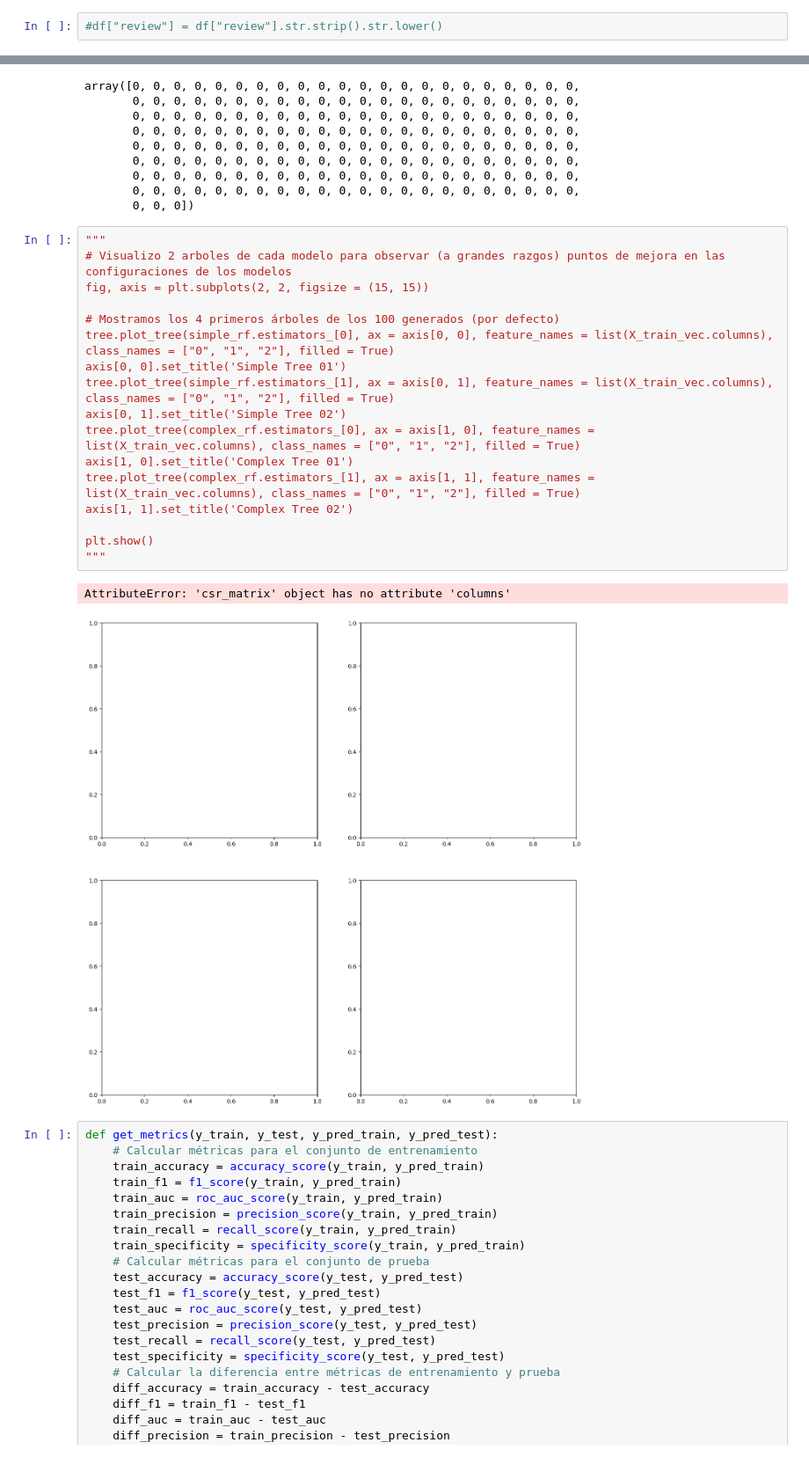
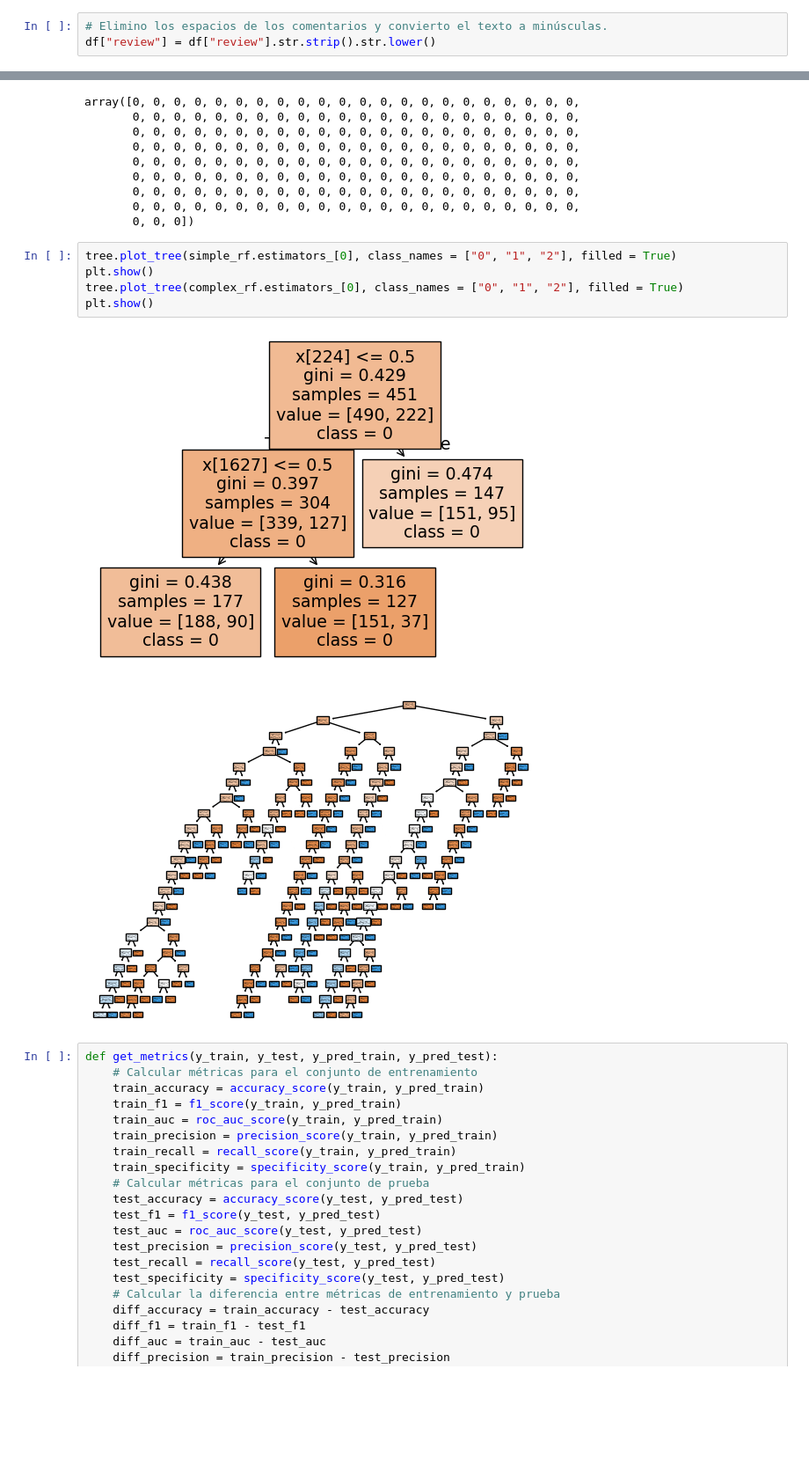
Before and after one commit to 4GeeksAcademy/Proyecto20_albaebauluz, a Jupyter notebook: src/explore.ipynb, the cells around one changed output, grey strips where cells are left out. Shown at 88% size. Saved outputs shown, nothing was run; the diff lists cells and outputs as text; blank space fills up the shorter version.

```diff
--- a/src/explore.ipynb
+++ b/src/explore.ipynb
@@ -66,3 +78,4 @@ df = df.drop(['package_name'], axis=1)
 # %%
-#df["review"] = df["review"].str.strip().str.lower()
+# Elimino los espacios de los comentarios y convierto el texto a minúsculas.
+df["review"] = df["review"].str.strip().str.lower()
 # %%
@@ -225,26 +258,14 @@ array([0, 0, 0, 0, 0, 0, 0, 0, 0, 0, 0, 0, 0, 0, 0, 0, 0, 0, 0, 0, 0, 0,
        0, 0, 0, 0, 0, 0, 0, 0, 0, 0, 0, 0, 0, 0, 0, 0, 0, 0, 0, 0, 0, 0,
        0, 0, 0, 0, 0, 0, 0, 0, 0, 0, 0, 0, 0, 0, 0, 0, 0, 0, 0, 0, 0, 0,
        0, 0, 0])
-# %%
-"""
-# Visualizo 2 arboles de cada modelo para observar (a grandes razgos) puntos de mejora en las configuraciones de los modelos
-fig, axis = plt.subplots(2, 2, figsize = (15, 15))
-
-# Mostramos los 4 primeros árboles de los 100 generados (por defecto)
-tree.plot_tree(simple_rf.estimators_[0], ax = axis[0, 0], feature_names = list(X_train_vec.columns), class_names = ["0", "1", "2"], filled = True)
-axis[0, 0].set_title('Simple Tree 01')
-tree.plot_tree(simple_rf.estimators_[1], ax = axis[0, 1], feature_names = list(X_train_vec.columns), class_names = ["0", "1", "2"], filled = True)
-axis[0, 1].set_title('Simple Tree 02')
-tree.plot_tree(complex_rf.estimators_[0], ax = axis[1, 0], feature_names = list(X_train_vec.columns), class_names = ["0", "1", "2"], filled = True)
-axis[1, 0].set_title('Complex Tree 01')
-tree.plot_tree(complex_rf.estimators_[1], ax = axis[1, 1], feature_names = list(X_train_vec.columns), class_names = ["0", "1", "2"], filled = True)
-axis[1, 1].set_title('Complex Tree 02')
-
-plt.show()
-"""
-# %% [output]
-AttributeError: 'csr_matrix' object has no attribute 'columns'
-[figure, removed]
+# %%
+tree.plot_tree(simple_rf.estimators_[0], class_names = ["0", "1", "2"], filled = True)
+plt.show()
+tree.plot_tree(complex_rf.estimators_[0], class_names = ["0", "1", "2"], filled = True)
+plt.show()
+# %% [output]
+[figure, added]
+[figure, added]
 # %%
 def get_metrics(y_train, y_test, y_pred_train, y_pred_test):
     # Calcular métricas para el conjunto de entrenamiento
```
Also changed, not shown: parts of 30 cells of this notebook.
